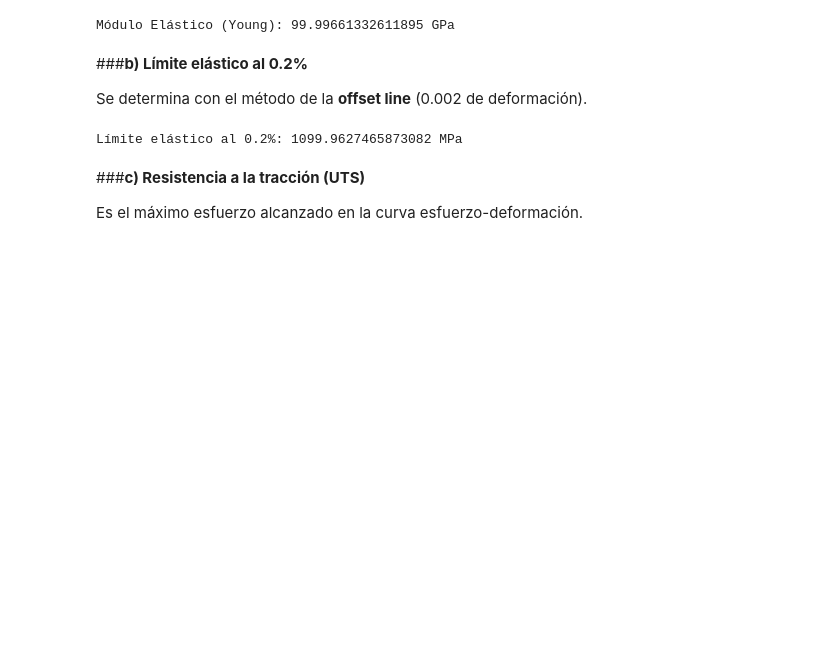
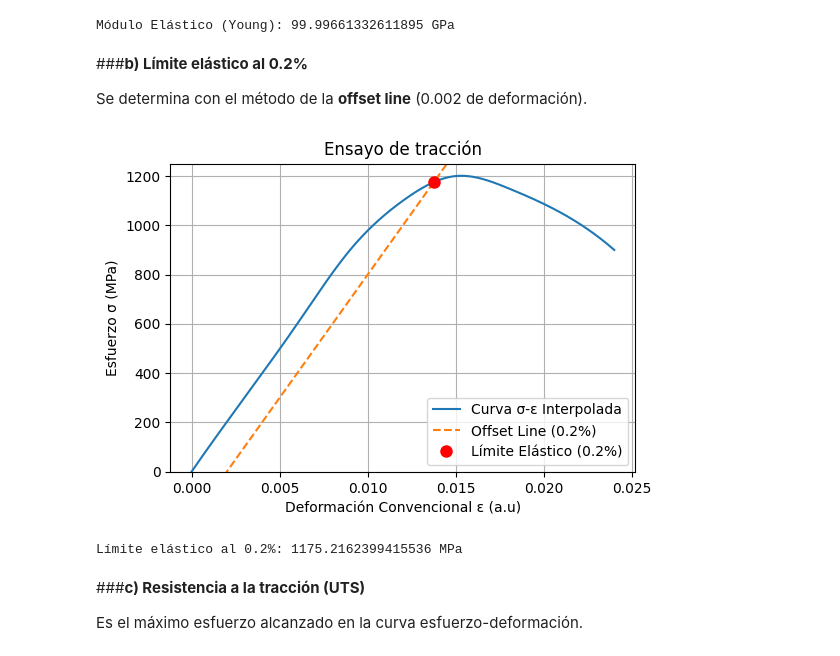
Before and after one commit to JuanJGalindo/ML-Theory, a Jupyter notebook: MaterialScience/ensayoTraccion.ipynb, the cells around one changed output. Drawn from its saved outputs; the diff is of its cells as text; code cells hidden in the pictures; blank space fills up the shorter version.

```diff
--- a/MaterialScience/ensayoTraccion.ipynb
+++ b/MaterialScience/ensayoTraccion.ipynb
@@ -107,20 +102,3 @@ Módulo Elástico (Young): 99.99661332611895 GPa
 ###**b) Límite elástico al 0.2%**
 
 Se determina con el método de la **offset line** (0.002 de deformación).
-# %%
-# Recta desplazada 0.2%
-offset = 0.002
-slope = E
-intercept = -slope*offset
-
-# Buscar intersección con curva experimental
-stress_vals = df['Esfuerzo_Pa'].values
-strain_vals = df['Deformacion'].values
-offset_line = slope*strain_vals + intercept  # Recta de intersección
-
-idx = np.argmin(abs(stress_vals - offset_line)) # Índice de Punto de Intersección
-sigma_y = stress_vals[idx]  # Punto de Intersección en Y (Tensión)
-
-print(f"Límite elástico al 0.2%: {sigma_y/1e6} MPa")
-# %% [output]
-Límite elástico al 0.2%: 1099.9627465873082 MPa
@@ -127,3 +139,23 @@ Límite elástico al 0.2%: 1099.9627465873082 MPa
+# %%
+plt.figure(figsize=(6,4))
+# Curva de Interpolación
+plt.plot(interpPoints, interpStressStrain(interpPoints)/1e6, '-', label='Curva σ-ε Interpolada')
+# Curva Offset
+plt.plot(interpPoints, (slope * interpPoints + intercept)/1e6, '--', label='Offset Line (0.2%)')
+plt.plot(yieldStrain, sigmaY/1e6, 'ro', markersize=8, label='Límite Elástico (0.2%)')
+
+plt.xlabel('Deformación Convencional ε (a.u)')
+plt.ylabel('Esfuerzo σ (MPa)')
+plt.ylim(-0.002, 1250)
+plt.title('Ensayo de tracción')
+plt.legend()
+plt.grid(True)
+plt.show()
+
+print(f"Límite elástico al 0.2%: {sigmaY/1e6} MPa")
+# %% [output]
+[figure, added]
+Límite elástico al 0.2%: 1175.2162399415536 MPa
 # %% [markdown]
 ###**c) Resistencia a la tracción (UTS)**
 
```
Also changed, not shown: parts of 3 cells of this notebook.
